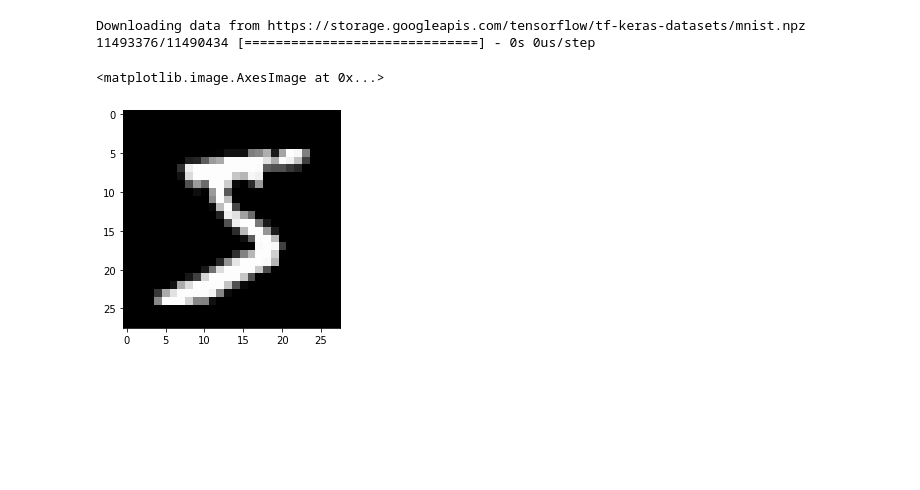
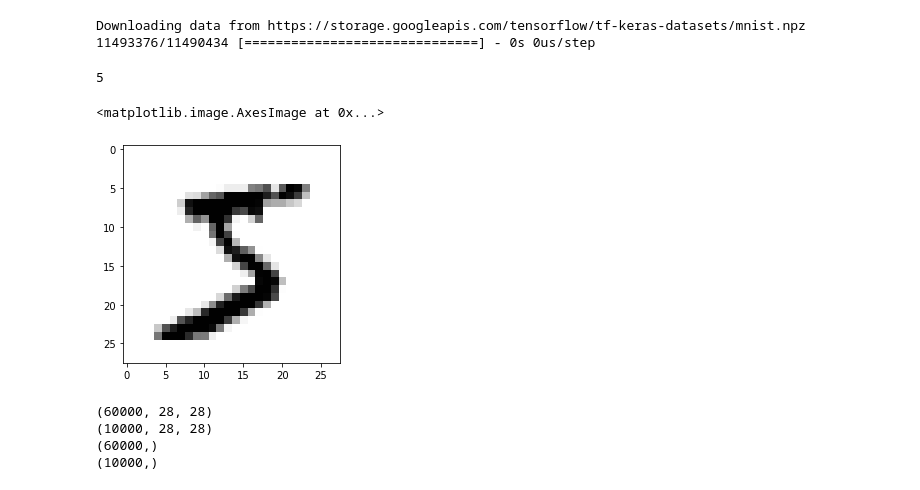
Before and after one commit to HJ-Kurt-Su/ml-train, a Jupyter notebook: pca_minst.ipynb, the cells around one changed output. Saved outputs shown, nothing was run; the diff lists cells and outputs as text; code cells hidden in the pictures; blank space fills up the shorter version.

```diff
--- a/pca_minst.ipynb
+++ b/pca_minst.ipynb
@@ -9,11 +9,24 @@ Downloading data from https://storage.googleapis.com/tensorflow/tf-keras-dataset
 # %%
 import pandas as pd
 import matplotlib.pyplot as plt
 
 pd.DataFrame(x_train[0])
 # plt.imshow(x_train[0], cmap="RdBu")
 # plt.imshow(x_train[0], cmap="RdBu_r") inverse color map
-plt.imshow(x_train[0], cmap="gray")
+print(y_train[0])
+plt.imshow(x_train[0], cmap="gray_r")
 # %% [output]
-<matplotlib.image.AxesImage at 0x...>
+5
+<matplotlib.image.AxesImage at 0x...>
-[figure, old version]
+[figure, new version]
+# %%
+# Check shape & reshape to 2D dataframe
+print(x_train.shape)
+print(x_test.shape)
+print(y_train.shape)
+print(y_test.shape)
+# %% [output]
+(60000, 28, 28)
+(10000, 28, 28)
+(60000,)
+(10000,)
```
Also changed, not shown: parts of 8 cells of this notebook.
